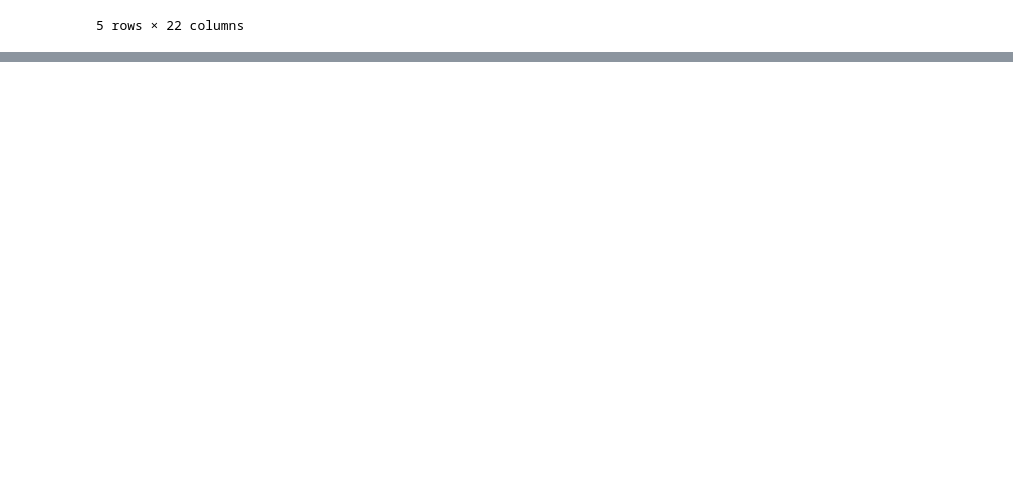
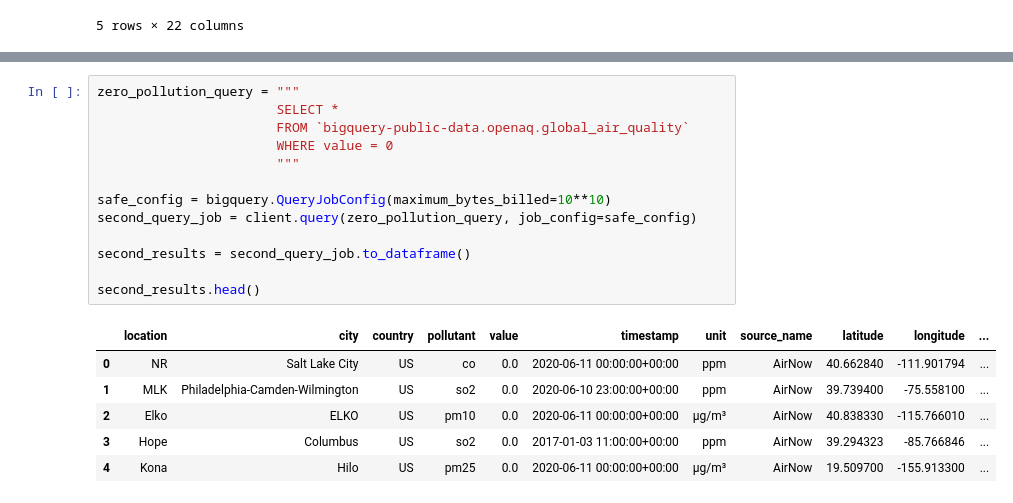
Before and after one commit to karthigeyan0312/My_Kaggle_Practice_Exercises, a Jupyter notebook: sql-with-bigquery.ipynb, the cells around one changed output, grey strips where cells are left out. Cells and saved outputs as stored; diff of their text form; blank space fills up the shorter version.

```diff
--- a/sql-with-bigquery.ipynb
+++ b/sql-with-bigquery.ipynb
@@ -150,0 +214,20 @@ client.list_rows(table, max_results=5).to_dataframe()
+# %%
+zero_pollution_query = """
+                       SELECT *
+                       FROM `bigquery-public-data.openaq.global_air_quality`
+                       WHERE value = 0
+                       """
+
+safe_config = bigquery.QueryJobConfig(maximum_bytes_billed=10**10)
+second_query_job = client.query(zero_pollution_query, job_config=safe_config)
+
+second_results = second_query_job.to_dataframe()
+
+second_results.head()
+# %% [output]
+|  | location | city | country | pollutant | value | timestamp | unit | source_name | latitude | longitude | ... |
+| 0 | NR | Salt Lake City | US | co | 0.0 | 2020-06-11 00:00:00+00:00 | ppm | AirNow | 40.662840 | -111.901794 | ... |
+| 1 | MLK | Philadelphia-Camden-Wilmington | US | so2 | 0.0 | 2020-06-10 23:00:00+00:00 | ppm | AirNow | 39.739400 | -75.558100 | ... |
+| 2 | Elko | ELKO | US | pm10 | 0.0 | 2020-06-11 00:00:00+00:00 | µg/m³ | AirNow | 40.838330 | -115.766010 | ... |
+| 3 | Hope | Columbus | US | so2 | 0.0 | 2017-01-03 11:00:00+00:00 | ppm | AirNow | 39.294323 | -85.766846 | ... |
+| 4 | Kona | Hilo | US | pm25 | 0.0 | 2020-06-11 00:00:00+00:00 | µg/m³ | AirNow | 19.509700 | -155.913300 | ... |
```
Also changed, not shown: parts of 5 cells of this notebook.
